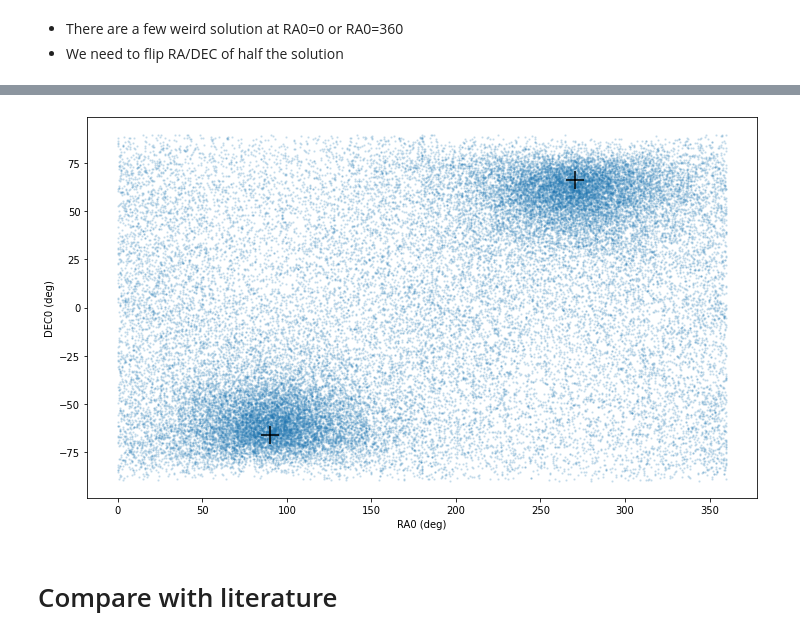
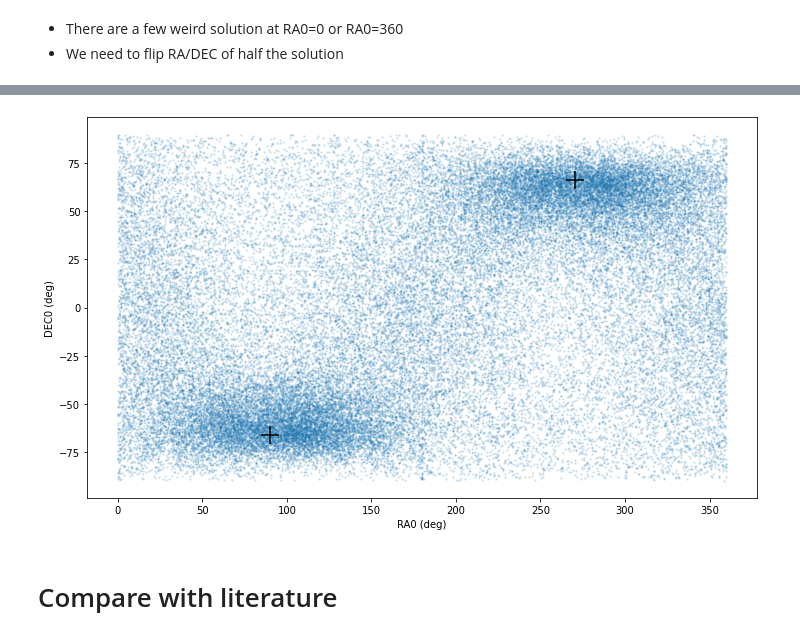
Before and after one commit to astrolabsoftware/fink-spins, a Jupyter notebook: notebooks/4_compare_literature.ipynb, the cells around one changed output, grey strips where cells are left out. Cells and saved outputs as stored; diff of their text form; code cells hidden in the pictures.

```diff
--- a/notebooks/4_compare_literature.ipynb
+++ b/notebooks/4_compare_literature.ipynb
@@ -56,5 +49,5 @@ fink_colors = ['#15284F', '#F5622E']
 V_minus_g = -0.2833
 V_minus_r = 0.1777
 # %%
-data = pd.read_parquet(f'{data_fink}data/ztf/sso_ZTF.parquet')
+data = pd.read_parquet(os.path.join(data_fink, 'data', 'ztf', 'sso_ZTF.parquet'))
 # %%
@@ -75,12 +68,2 @@ below 90: 7
-# %%
-# Spin coordinates: long/lat
-# Define angle for astropy
-ra = data.HG1G2hyb_RA0.values*u.degree
-dec = data.HG1G2hyb_DEC0.values*u.degree
-
-# Convert to EC and store in the pandas DataFrame
-coords = SkyCoord(ra=ra, dec=dec, distance=200*u.parsec, frame='hcrs')
-data['lon'] = coords.heliocentricmeanecliptic.lon.value
-data['lat'] = coords.heliocentricmeanecliptic.lat.value
 # %%
 bft = pd.read_parquet(bft_file)
@@ -94,6 +97,10 @@ cols = ['sso_number', 'sso_name', 'sso_class',
         'orbital_elements.mean_anomaly.value',
         'orbital_elements.mean_motion.value',
         'family.family_number', 'family.family_name',
+        'proper_elements.proper_semi_major_axis.value',
+        'proper_elements.proper_eccentricity.value',
+        'proper_elements.proper_inclination.value',
+        'proper_elements.proper_sine_inclination.value',
         'tisserand_parameters.Jupiter.value',
         'albedo.value',
         'absolute_magnitude.value',
@@ -103,13 +110,13 @@ cols = ['sso_number', 'sso_name', 'sso_class',
         'colors.g-r.facility', 'colors.g-r.observer', 'colors.g-r.epoch',
         'colors.g-r.delta_time', 'colors.g-r.id_filter_1',
         'colors.g-r.id_filter_2', 'colors.g-r.phot_sys', 'colors.g-r.technique',
-        'spins.1.obliquity', 'spins.1.RA0.value', 'spins.1.DEC0.value',
+        'spins.1.obliquity', 'spins.1.RA0.value', 'spins.1.DEC0.value', 'spins.1.RA0.error.max', 'spins.1.DEC0.error.max',
         'spins.1.long.value', 'spins.1.lat.value', 'spins.1.technique',
-        'spins.2.obliquity', 'spins.2.RA0.value', 'spins.2.DEC0.value',
+        'spins.2.obliquity', 'spins.2.RA0.value', 'spins.2.DEC0.value', 'spins.2.RA0.error.max', 'spins.2.DEC0.error.max',
         'spins.2.long.value', 'spins.2.lat.value', 'spins.2.technique',
-        'spins.3.obliquity', 'spins.3.RA0.value', 'spins.3.DEC0.value',
+        'spins.3.obliquity', 'spins.3.RA0.value', 'spins.3.DEC0.value', 'spins.3.RA0.error.max', 'spins.3.DEC0.error.max',
         'spins.3.long.value', 'spins.3.lat.value', 'spins.3.technique',
-        'spins.4.obliquity', 'spins.4.RA0.value', 'spins.4.DEC0.value',
+        'spins.4.obliquity', 'spins.4.RA0.value', 'spins.4.DEC0.value', 'spins.4.RA0.error.max', 'spins.4.DEC0.error.max',
         'spins.4.long.value', 'spins.4.lat.value', 'spins.4.technique'
        ]
 # %%
@@ -399,46 +331,40 @@ Text(0.5, 0, 'DEC_0')
 # %%
 # Flip half of the solution
 cond = (data.index %2 ==0 )
-xax = 'HG1G2hyb_RA0'
-yax = 'HG1G2hyb_DEC0'
+xax = 'sHG1G2_alpha0'
+yax = 'sHG1G2_delta0'
 
 data.loc[cond,xax] = (data.loc[cond,xax]+180) % 360
 data.loc[cond,yax] = -data.loc[cond,yax]
 
-# Convert (again) to EC
+# Convert to EC
 coords = SkyCoord(ra=data.loc[cond,xax]*u.deg, dec=data.loc[cond,yax]*u.deg, distance=200*u.parsec, frame='hcrs')
 data.loc[cond,'lon'] = coords.heliocentricmeanecliptic.lon.value
 data.loc[cond,'lat'] = coords.heliocentricmeanecliptic.lat.value
 # %%
 fig, ax = plt.subplots(figsize=(12, 7))
 
-cond = data.ssnamenr==data.ssnamenr
-xax = 'HG1G2hyb_RA0'
-yax = 'HG1G2hyb_DEC0'
-
-# ax.scatter( data.loc[cond,xax],
-#             data.loc[cond,yax],
-#             s=2, alpha=0.15)
+xax = 'sHG1G2_alpha0'
+yax = 'sHG1G2_delta0'
 
 # Sample FINK
 ax.scatter( data.loc[maskFINK,xax],
             data.loc[maskFINK,yax],
             s=2, alpha=0.15)
 
 # Ecliptic poles
 coords = SkyCoord(lon=0.1*u.degree, lat=89.9*u.degree, distance=200*u.parsec, frame='heliocentricmeanecliptic')
 ax.scatter( coords.hcrs.ra.value, coords.hcrs.dec.value, marker='+', s=300,color='black' )
 coords = SkyCoord(lon=0.1*u.degree, lat=-89.9*u.degree, distance=200*u.parsec, frame='heliocentricmeanecliptic')
 ax.scatter( coords.hcrs.ra.value, coords.hcrs.dec.value, marker='+', s=300,color='black' )
 
 
 ax.set_xlabel('RA0 (deg)')
 ax.set_ylabel('DEC0 (deg)')
-# fig.savefig(f'{data_fink}plots/ra0_vs_dec0_with_flip.png', facecolor='white', dpi=150)
 
 fig.savefig( os.path.join(data_fink, 'gfx', 'models', 'sky_selected.png'), facecolor='white')
 # %% [output]
-[figure, old version]
+[figure, new version]
 # %% [markdown]
 # Compare with literature
 # %%
```
Also changed, not shown: parts of 47 cells of this notebook, 1 other file.
